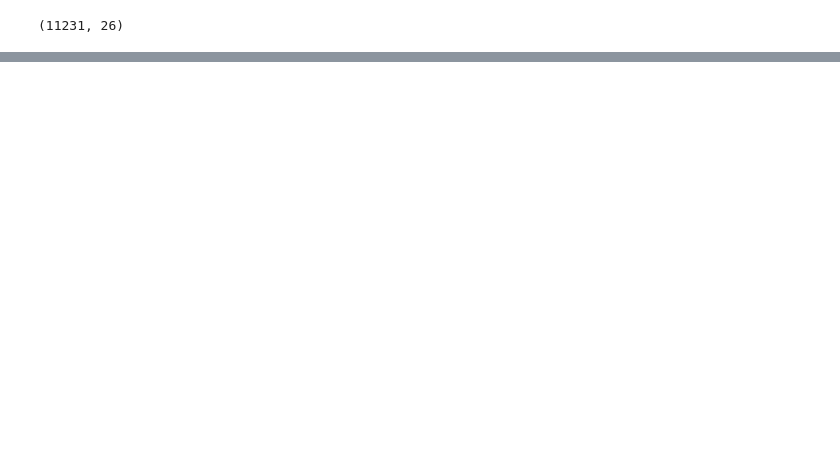
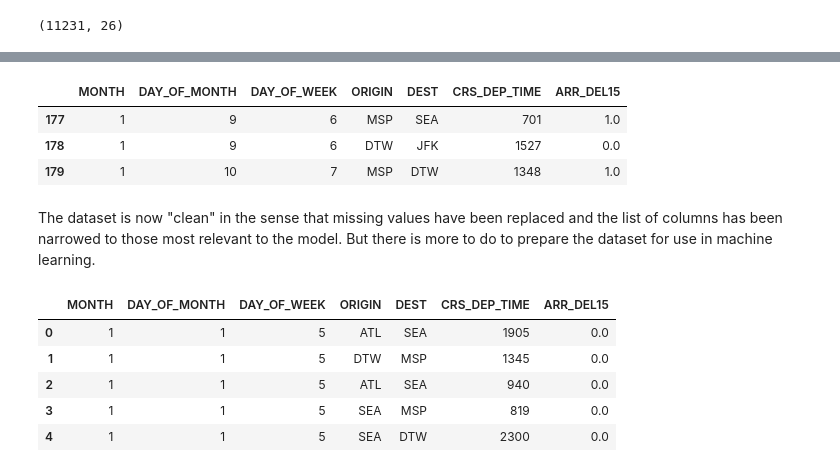
Before and after one commit to AnthonyOluitan/delaypredictionsystem, a Jupyter notebook: On-TimeFlightArrivals.ipynb, the cells around one changed output, grey strips where cells are left out. Cells and saved outputs as stored; diff of their text form; code cells hidden in the pictures; blank space fills up the shorter version.

```diff
--- a/On-TimeFlightArrivals.ipynb
+++ b/On-TimeFlightArrivals.ipynb
@@ -145,0 +174,19 @@ train_x, test_x, train_y, test_y = train_test_split(df.drop('ARR_DEL15', axis=1)
+# %%
+df_trans = df_trans.fillna({'ARR_DEL15': 1})
+df_trans.iloc[177:180] # confirm the Nans in these rows {177-184} were replaced
+# %% [output]
+|  | MONTH | DAY_OF_MONTH | DAY_OF_WEEK | ORIGIN | DEST | CRS_DEP_TIME | ARR_DEL15 |
+| 177 | 1 | 9 | 6 | MSP | SEA | 701 | 1.0 |
+| 178 | 1 | 9 | 6 | DTW | JFK | 1527 | 0.0 |
+| 179 | 1 | 10 | 7 | MSP | DTW | 1348 | 1.0 |
+# %% [markdown]
+The dataset is now "clean" in the sense that missing values have been replaced and the list of columns has been narrowed to those most relevant to the model. But there is more to do to prepare the dataset for use in machine learning.
+# %%
+df_trans.head()
+# %% [output]
+|  | MONTH | DAY_OF_MONTH | DAY_OF_WEEK | ORIGIN | DEST | CRS_DEP_TIME | ARR_DEL15 |
+| 0 | 1 | 1 | 5 | ATL | SEA | 1905 | 0.0 |
+| 1 | 1 | 1 | 5 | DTW | MSP | 1345 | 0.0 |
+| 2 | 1 | 1 | 5 | ATL | SEA | 940 | 0.0 |
+| 3 | 1 | 1 | 5 | SEA | MSP | 819 | 0.0 |
+| 4 | 1 | 1 | 5 | SEA | DTW | 2300 | 0.0 |
```
Also changed, not shown: parts of 53 cells of this notebook.
